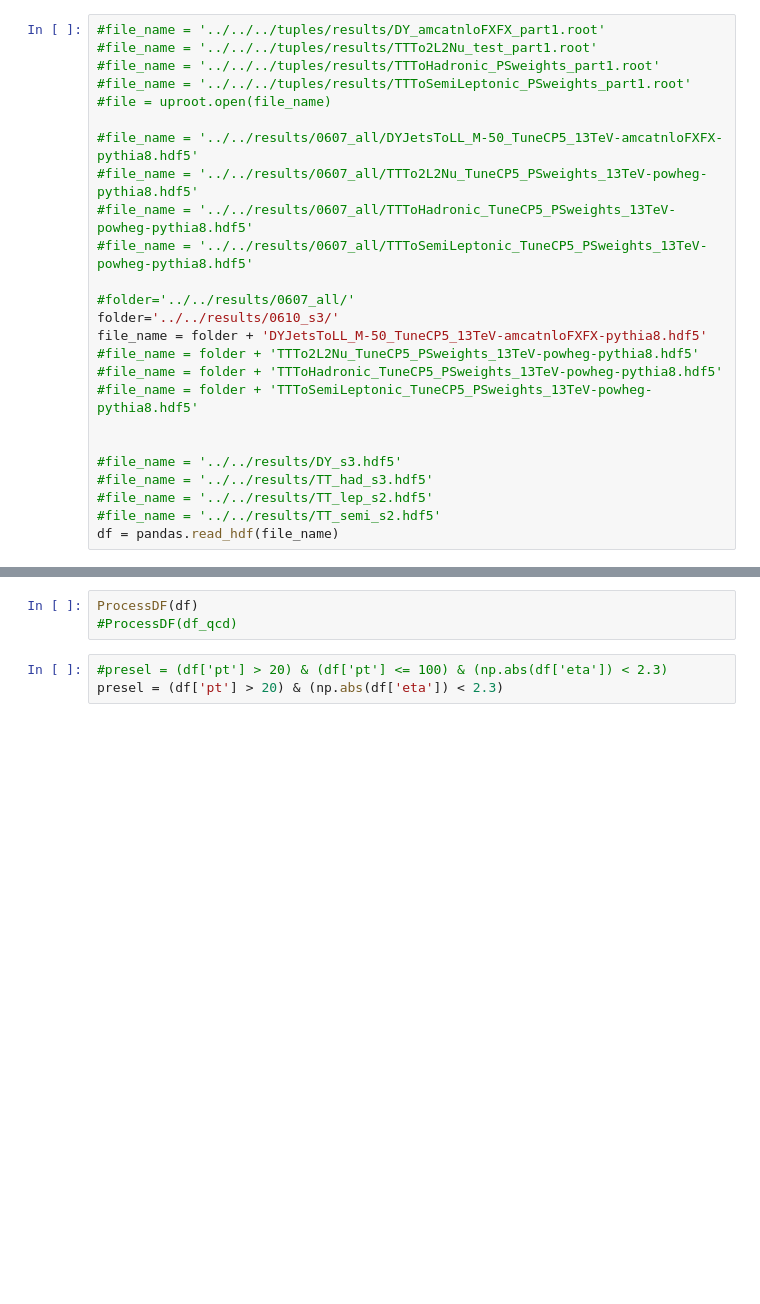
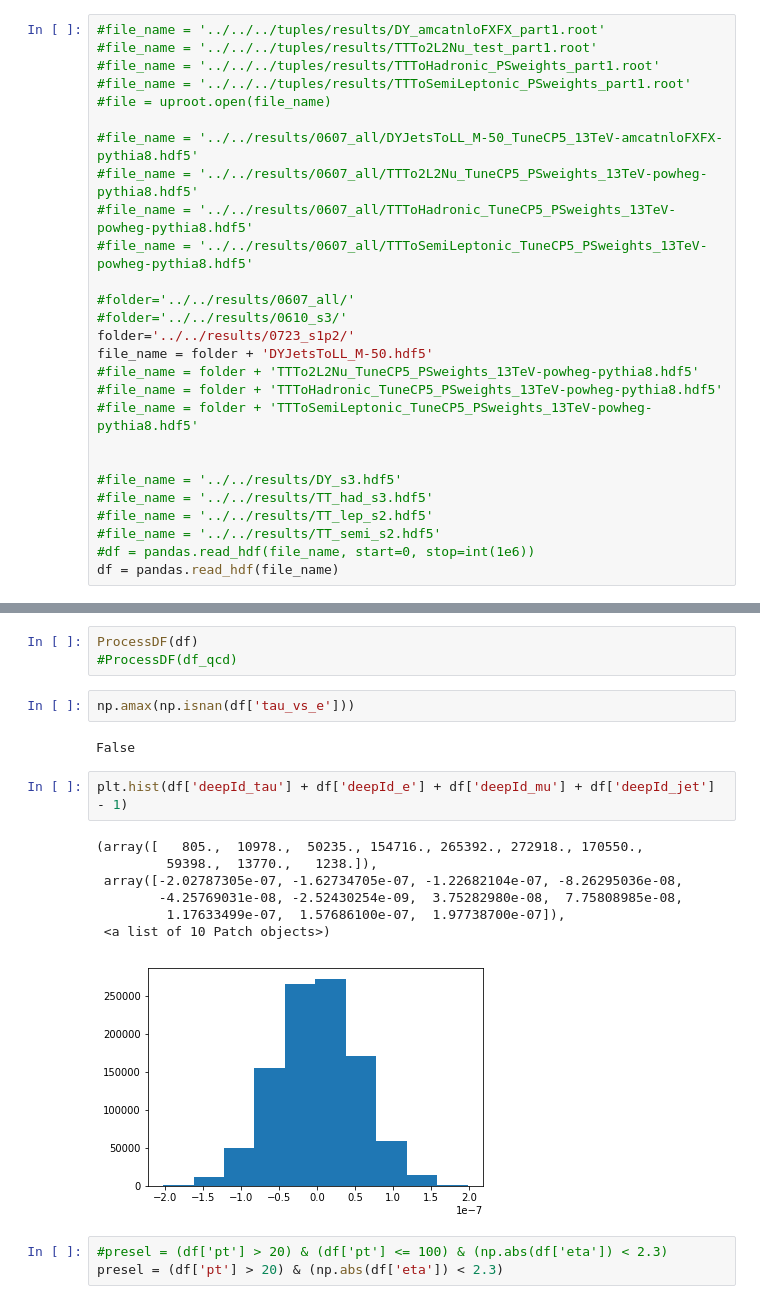
Before and after one commit to cms-tau-pog/TauMLTools, a Jupyter notebook: Analysis/notebooks/ProcessResults.ipynb, the cells around one changed output, grey strips where cells are left out. Saved outputs shown, nothing was run; the diff lists cells and outputs as text; blank space fills up the shorter version.

```diff
--- a/Analysis/notebooks/ProcessResults.ipynb
+++ b/Analysis/notebooks/ProcessResults.ipynb
@@ -21,8 +28,9 @@ import seaborn as sns
 #file_name = '../../results/0607_all/TTToSemiLeptonic_TuneCP5_PSweights_13TeV-powheg-pythia8.hdf5'
 
 #folder='../../results/0607_all/'
-folder='../../results/0610_s3/'
-file_name = folder + 'DYJetsToLL_M-50_TuneCP5_13TeV-amcatnloFXFX-pythia8.hdf5'
+#folder='../../results/0610_s3/'
+folder='../../results/0723_s1p2/'
+file_name = folder + 'DYJetsToLL_M-50.hdf5'
 #file_name = folder + 'TTTo2L2Nu_TuneCP5_PSweights_13TeV-powheg-pythia8.hdf5'
 #file_name = folder + 'TTToHadronic_TuneCP5_PSweights_13TeV-powheg-pythia8.hdf5'
 #file_name = folder + 'TTToSemiLeptonic_TuneCP5_PSweights_13TeV-powheg-pythia8.hdf5'
@@ -32,6 +40,7 @@ file_name = folder + 'DYJetsToLL_M-50_TuneCP5_13TeV-amcatnloFXFX-pythia8.hdf5'
 #file_name = '../../results/TT_had_s3.hdf5'
 #file_name = '../../results/TT_lep_s2.hdf5'
 #file_name = '../../results/TT_semi_s2.hdf5'
+#df = pandas.read_hdf(file_name, start=0, stop=int(1e6))
 df = pandas.read_hdf(file_name)
 # %%
 #df_qcd = pandas.read_hdf(folder + 'ZeroBias.hdf5')
@@ -63,6 +72,20 @@ def ProcessDF(df):
 # %%
 ProcessDF(df)
 #ProcessDF(df_qcd)
+# %%
+np.amax(np.isnan(df['tau_vs_e']))
+# %% [output]
+False
+# %%
+plt.hist(df['deepId_tau'] + df['deepId_e'] + df['deepId_mu'] + df['deepId_jet'] - 1)
+# %% [output]
+(array([   805.,  10978.,  50235., 154716., 265392., 272918., 170550.,
+         59398.,  13770.,   1238.]),
+ array([-2.02787305e-07, -1.62734705e-07, -1.22682104e-07, -8.26295036e-08,
+        -4.25769031e-08, -2.52430254e-09,  3.75282980e-08,  7.75808985e-08,
+         1.17633499e-07,  1.57686100e-07,  1.97738700e-07]),
+ <a list of 10 Patch objects>)
+[figure, added]
 # %%
 #presel = (df['pt'] > 20) & (df['pt'] <= 100) & (np.abs(df['eta']) < 2.3)
 presel = (df['pt'] > 20) & (np.abs(df['eta']) < 2.3)
```
Also changed, not shown: parts of 18 cells of this notebook, 13 other files.
